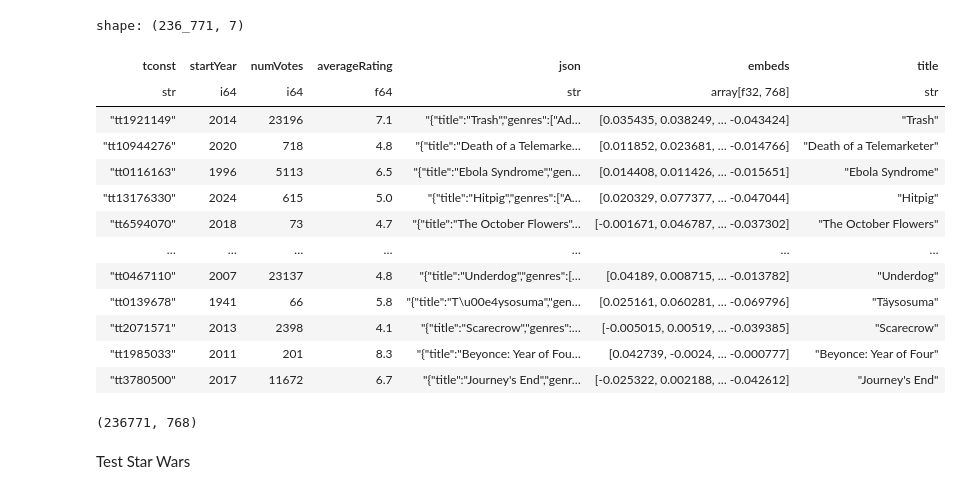
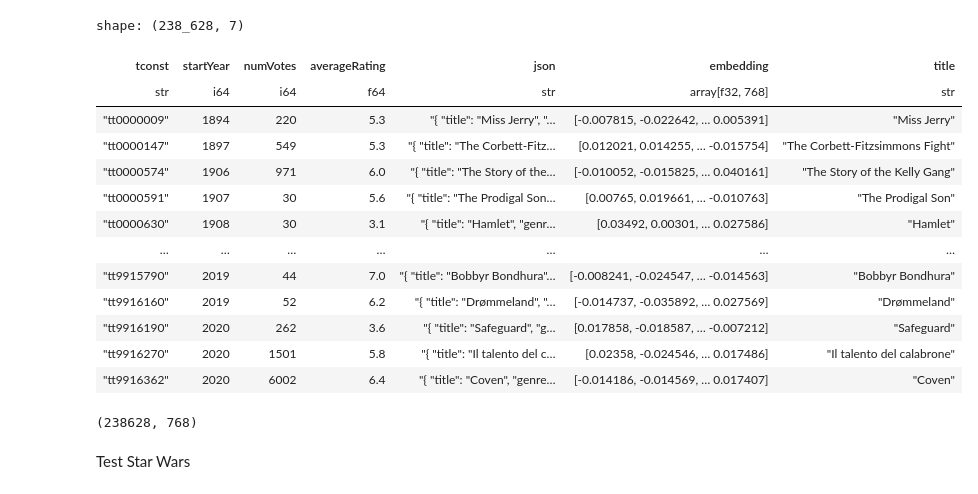
Before and after one commit to minimaxir/imdb-embeddings, a Jupyter notebook: movie_embeddings_similarity.ipynb, the cells around one changed output. Drawn from its saved outputs; the diff is of its cells as text; code cells hidden in the pictures.

Commit message:
fixed tests + new embeds

```diff
--- a/movie_embeddings_similarity.ipynb
+++ b/movie_embeddings_similarity.ipynb
@@ -5,33 +5,33 @@ import os
 # %%
 data_dir = "/Users/maxwoolf/Downloads"
 
 df = pl.read_parquet(
-    os.path.join(data_dir, "movie_data_plus_embeds_all.parquet"),
+    os.path.join(data_dir, "movie_data_plus_embeds_all-2.parquet"),
 ).with_columns(
     title=pl.col("json").str.json_path_match(r"$.title"),
 )
 
 df
 # %% [output]
-shape: (236_771, 7)
+shape: (238_628, 7)
-| tconst | startYear | numVotes | averageRating | json | embeds | title |
+| tconst | startYear | numVotes | averageRating | json | embedding | title |
 | str | i64 | i64 | f64 | str | array[f32, 768] | str |
-| "tt1921149" | 2014 | 23196 | 7.1 | "{"title":"Trash","genres":["Ad… | [0.035435, 0.038249, … -0.043424] | "Trash" |
-| "tt10944276" | 2020 | 718 | 4.8 | "{"title":"Death of a Telemarke… | [0.011852, 0.023681, … -0.014766] | "Death of a Telemarketer" |
-| "tt0116163" | 1996 | 5113 | 6.5 | "{"title":"Ebola Syndrome","gen… | [0.014408, 0.011426, … -0.015651] | "Ebola Syndrome" |
-| "tt13176330" | 2024 | 615 | 5.0 | "{"title":"Hitpig","genres":["A… | [0.020329, 0.077377, … -0.047044] | "Hitpig" |
-| "tt6594070" | 2018 | 73 | 4.7 | "{"title":"The October Flowers"… | [-0.001671, 0.046787, … -0.037302] | "The October Flowers" |
+| "tt0000009" | 1894 | 220 | 5.3 | "{ "title": "Miss Jerry", "… | [-0.007815, -0.022642, … 0.005391] | "Miss Jerry" |
+| "tt0000147" | 1897 | 549 | 5.3 | "{ "title": "The Corbett-Fitz… | [0.012021, 0.014255, … -0.015754] | "The Corbett-Fitzsimmons Fight" |
+| "tt0000574" | 1906 | 971 | 6.0 | "{ "title": "The Story of the… | [-0.010052, -0.015825, … 0.040161] | "The Story of the Kelly Gang" |
+| "tt0000591" | 1907 | 30 | 5.6 | "{ "title": "The Prodigal Son… | [0.00765, 0.019661, … -0.010763] | "The Prodigal Son" |
+| "tt0000630" | 1908 | 30 | 3.1 | "{ "title": "Hamlet", "genr… | [0.03492, 0.00301, … 0.027586] | "Hamlet" |
 | … | … | … | … | … | … | … |
-| "tt0467110" | 2007 | 23137 | 4.8 | "{"title":"Underdog","genres":[… | [0.04189, 0.008715, … -0.013782] | "Underdog" |
-| "tt0139678" | 1941 | 66 | 5.8 | "{"title":"T\u00e4ysosuma","gen… | [0.025161, 0.060281, … -0.069796] | "Täysosuma" |
-| "tt2071571" | 2013 | 2398 | 4.1 | "{"title":"Scarecrow","genres":… | [-0.005015, 0.00519, … -0.039385] | "Scarecrow" |
-| "tt1985033" | 2011 | 201 | 8.3 | "{"title":"Beyonce: Year of Fou… | [0.042739, -0.0024, … -0.000777] | "Beyonce: Year of Four" |
-| "tt3780500" | 2017 | 11672 | 6.7 | "{"title":"Journey's End","genr… | [-0.025322, 0.002188, … -0.042612] | "Journey's End" |
+| "tt9915790" | 2019 | 44 | 7.0 | "{ "title": "Bobbyr Bondhura"… | [-0.008241, -0.024547, … -0.014563] | "Bobbyr Bondhura" |
+| "tt9916160" | 2019 | 52 | 6.2 | "{ "title": "Drømmeland", "… | [-0.014737, -0.035892, … 0.027569] | "Drømmeland" |
+| "tt9916190" | 2020 | 262 | 3.6 | "{ "title": "Safeguard", "g… | [0.017858, -0.018587, … -0.007212] | "Safeguard" |
+| "tt9916270" | 2020 | 1501 | 5.8 | "{ "title": "Il talento del c… | [0.02358, -0.024546, … 0.017486] | "Il talento del calabrone" |
+| "tt9916362" | 2020 | 6002 | 6.4 | "{ "title": "Coven", "genre… | [-0.014186, -0.014569, … 0.017407] | "Coven" |
 # %%
-embeds = df["embeds"].to_numpy()
-embeds.shape
+embeddings = df["embedding"].to_numpy()
+embeddings.shape
 # %% [output]
-(236771, 768)
+(238628, 768)
 # %% [markdown]
 Test Star Wars
 # %%
```
Also changed, not shown: parts of 22 cells of this notebook.
